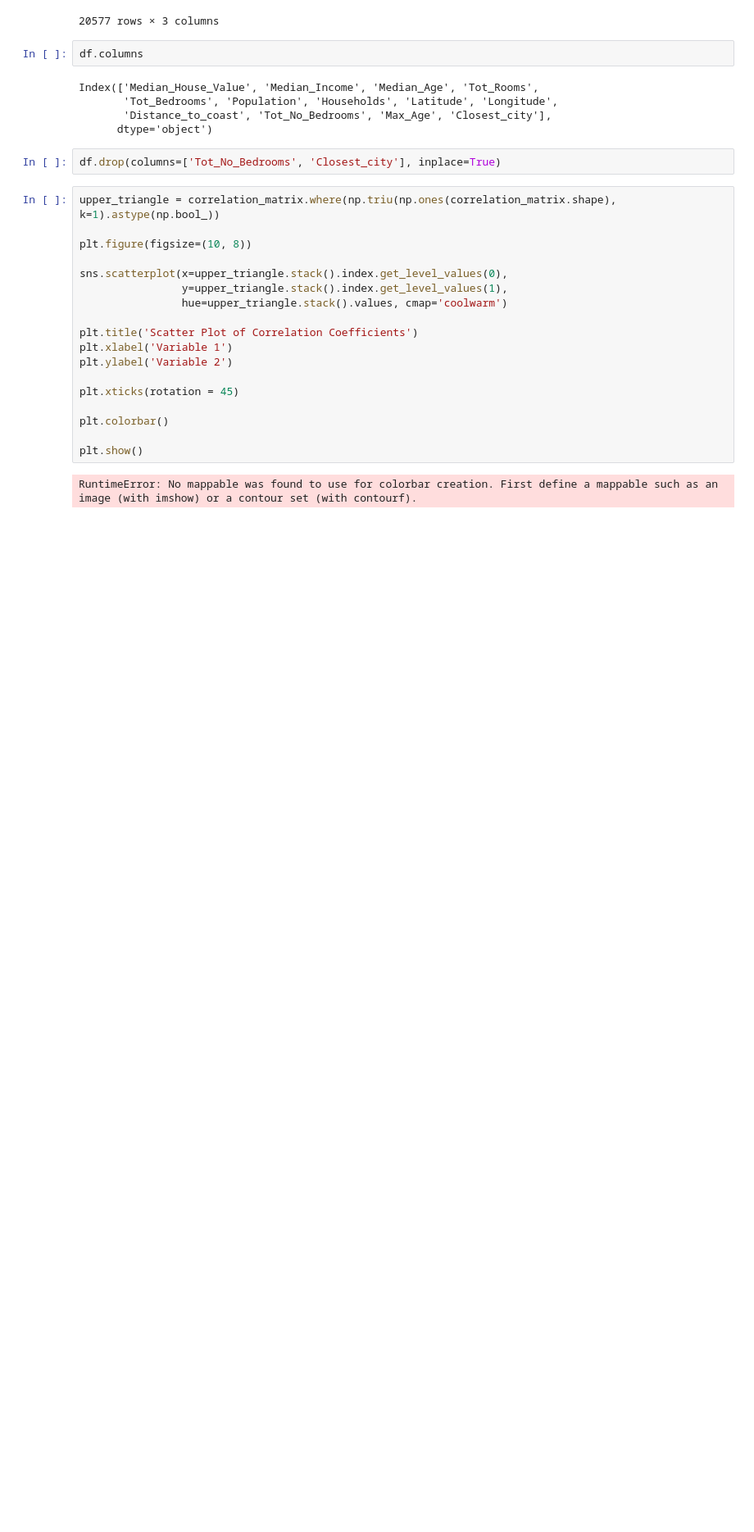
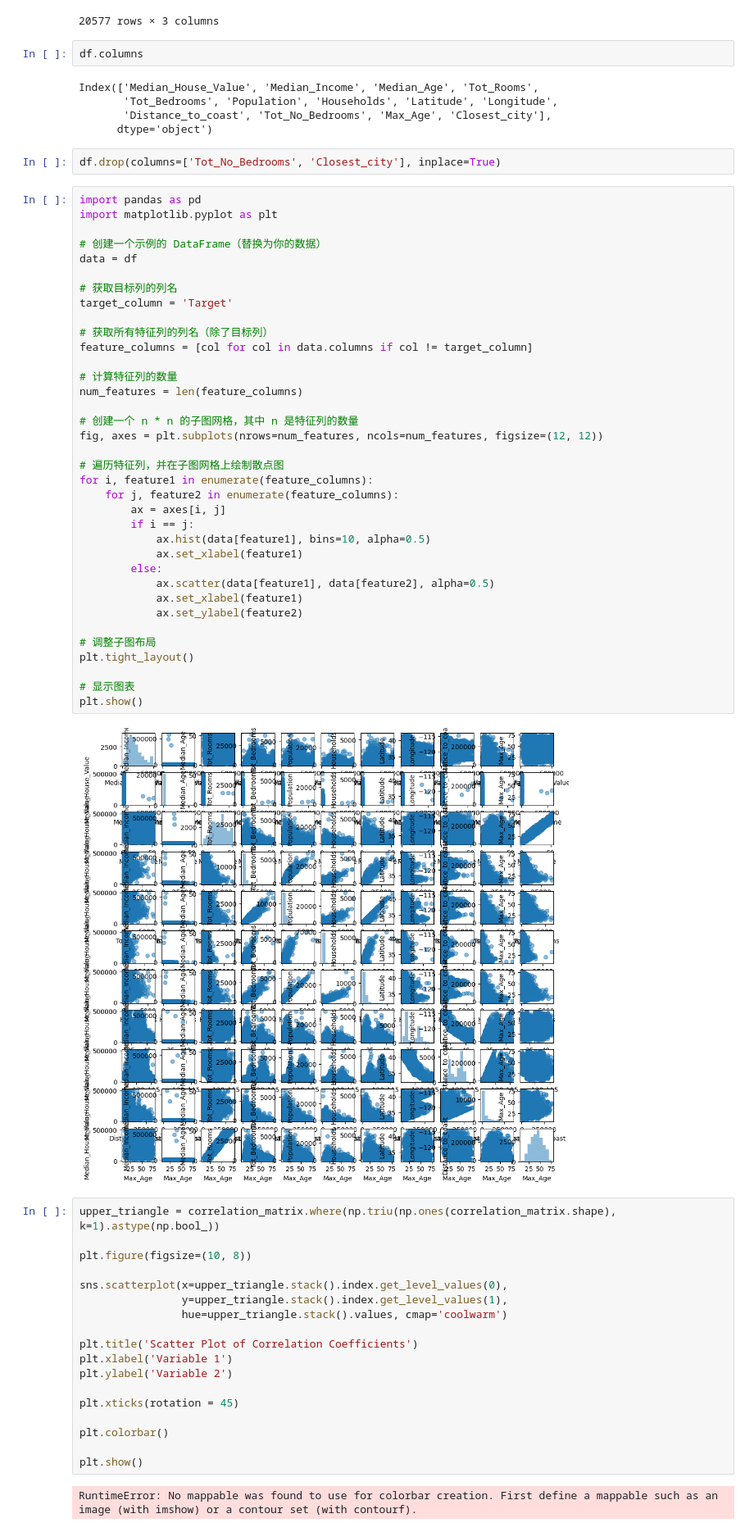
Before and after one commit to Fulin-ZHANG/Python_Group_Project, a Jupyter notebook: Session_03_project.ipynb, the cells around one changed output. Shown at 82% size. Drawn from its saved outputs; the diff is of its cells as text; blank space fills up the shorter version.

```diff
--- a/Session_03_project.ipynb
+++ b/Session_03_project.ipynb
@@ -78,6 +109,44 @@ Index(['Median_House_Value', 'Median_Income', 'Median_Age', 'Tot_Rooms',
       dtype='object')
 # %%
 df.drop(columns=['Tot_No_Bedrooms', 'Closest_city'], inplace=True)
+# %%
+import pandas as pd
+import matplotlib.pyplot as plt
+
+# 创建一个示例的 DataFrame（替换为你的数据）
+data = df
+
+# 获取目标列的列名
+target_column = 'Target'
+
+# 获取所有特征列的列名（除了目标列）
+feature_columns = [col for col in data.columns if col != target_column]
+
+# 计算特征列的数量
+num_features = len(feature_columns)
+
+# 创建一个 n * n 的子图网格，其中 n 是特征列的数量
+fig, axes = plt.subplots(nrows=num_features, ncols=num_features, figsize=(12, 12))
+
+# 遍历特征列，并在子图网格上绘制散点图
+for i, feature1 in enumerate(feature_columns):
+    for j, feature2 in enumerate(feature_columns):
+        ax = axes[i, j]
+        if i == j:
+            ax.hist(data[feature1], bins=10, alpha=0.5)
+            ax.set_xlabel(feature1)
+        else:
+            ax.scatter(data[feature1], data[feature2], alpha=0.5)
+            ax.set_xlabel(feature1)
+            ax.set_ylabel(feature2)
+
+# 调整子图布局
+plt.tight_layout()
+
+# 显示图表
+plt.show()
+# %% [output]
+[figure, added]
 # %%
 upper_triangle = correlation_matrix.where(np.triu(np.ones(correlation_matrix.shape), k=1).astype(np.bool_))
 
```
Also changed, not shown: parts of 1 cell of this notebook, 4 other files.
